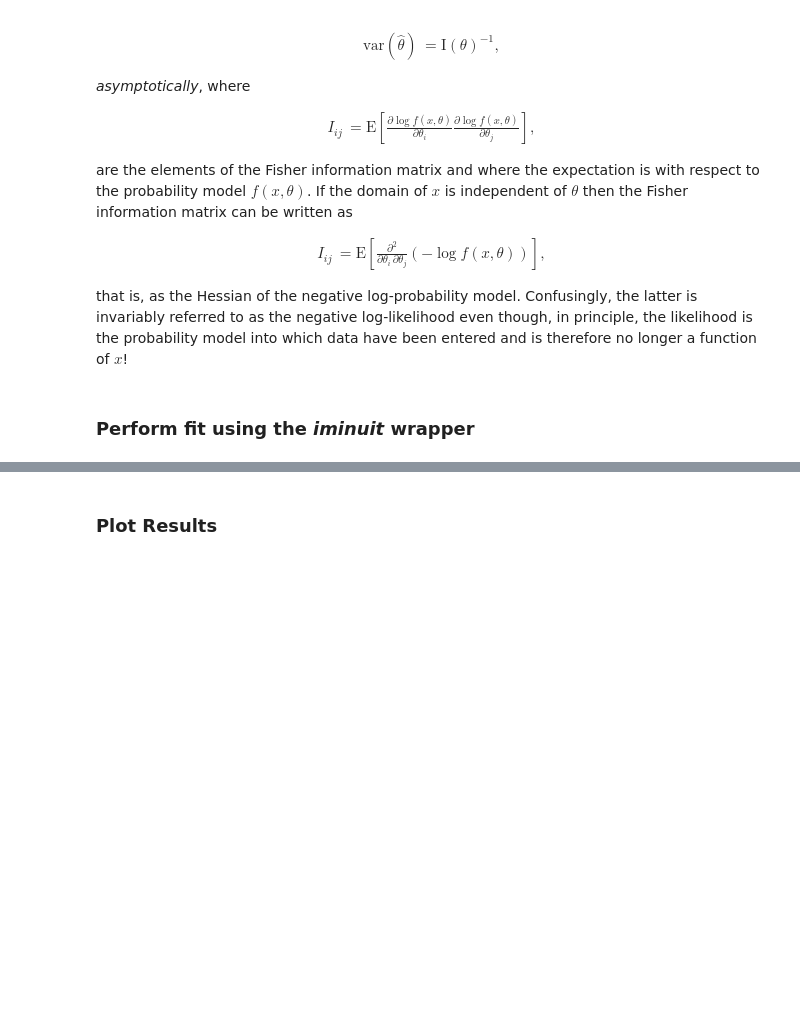
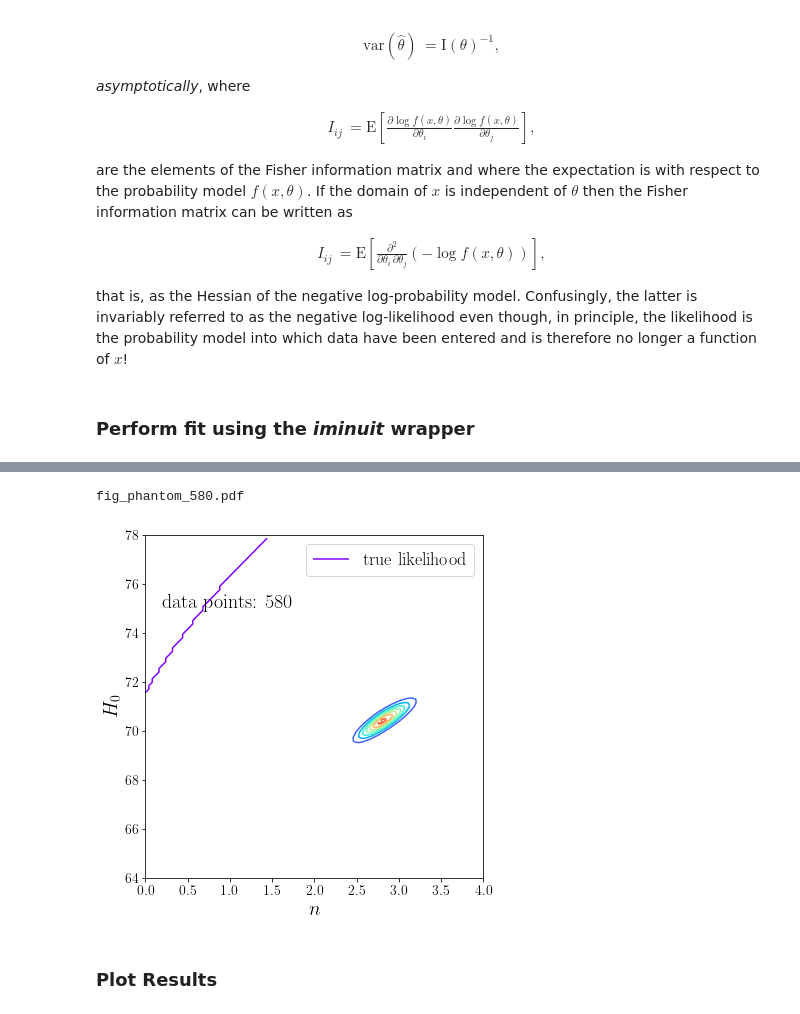
Before and after one commit to hbprosper/type1afit, a Jupyter notebook: minuit/minuit_example.ipynb, the cells around one changed output, grey strips where cells are left out. Drawn from its saved outputs; the diff is of its cells as text; code cells hidden in the pictures; blank space fills up the shorter version.

```diff
--- a/minuit/minuit_example.ipynb
+++ b/minuit/minuit_example.ipynb
@@ -315,0 +335,38 @@ print(bag.cov)
+# %%
+# get value of -2*log(model) at best-fit value
+nll0 = 2*nll(bag.x, bag)
+
+# get value of Gaussian approximation of likelihood about maximum
+mvn0 = st.multivariate_normal.pdf(bag.x, bag.x, bag.cov)
+# %%
+def mvg(params):
+    f  = st.multivariate_normal.pdf(params,
+                                    bag.x,
+                                    bag.cov) / mvn0
+    return f
+
+def ll(params):
+    return np.exp(-(nll(params, bag) - nll0))
+# %%
+NMIN =  0.00
+NMAX =  4.00
+HMIN = 64.00
+HMAX = 78.00
+
+def compute_lhood(f,
+                  nsteps=100,
+                  xmin=NMIN, xmax=NMAX,
+                  ymin=HMIN, ymax=HMAX):
+
+    # 1. first create a mesh grid
+    xdelta = float(xmax-xmin)/nsteps
+    ydelta = float(ymax-ymin)/nsteps
+    x      = np.arange(xmin, xmax, xdelta)
+    y      = np.arange(ymin, ymax, ydelta)
+    x, y   = np.meshgrid(x, y)
+
+    # 2. compute likelihoods at all mesh grid points
+    z = [f(params) for params in zip(x.flatten(), y.flatten())]
+    z = np.array(z).reshape(x.shape)
+
+    return (x, y, z)
@@ -315,0 +415,2 @@ print(bag.cov)
+# %%
+ll_true   = compute_lhood(ll)
@@ -316,3 +419,8 @@ print(bag.cov)
+# %%
+plot_lhood(len(bag.z), ll_true)
+# %% [output]
+fig_phantom_580.pdf
+[figure, added]
 # %% [markdown]
 ### Plot Results
 # %%
```
Also changed, not shown: parts of 9 cells of this notebook, 3 other files.
